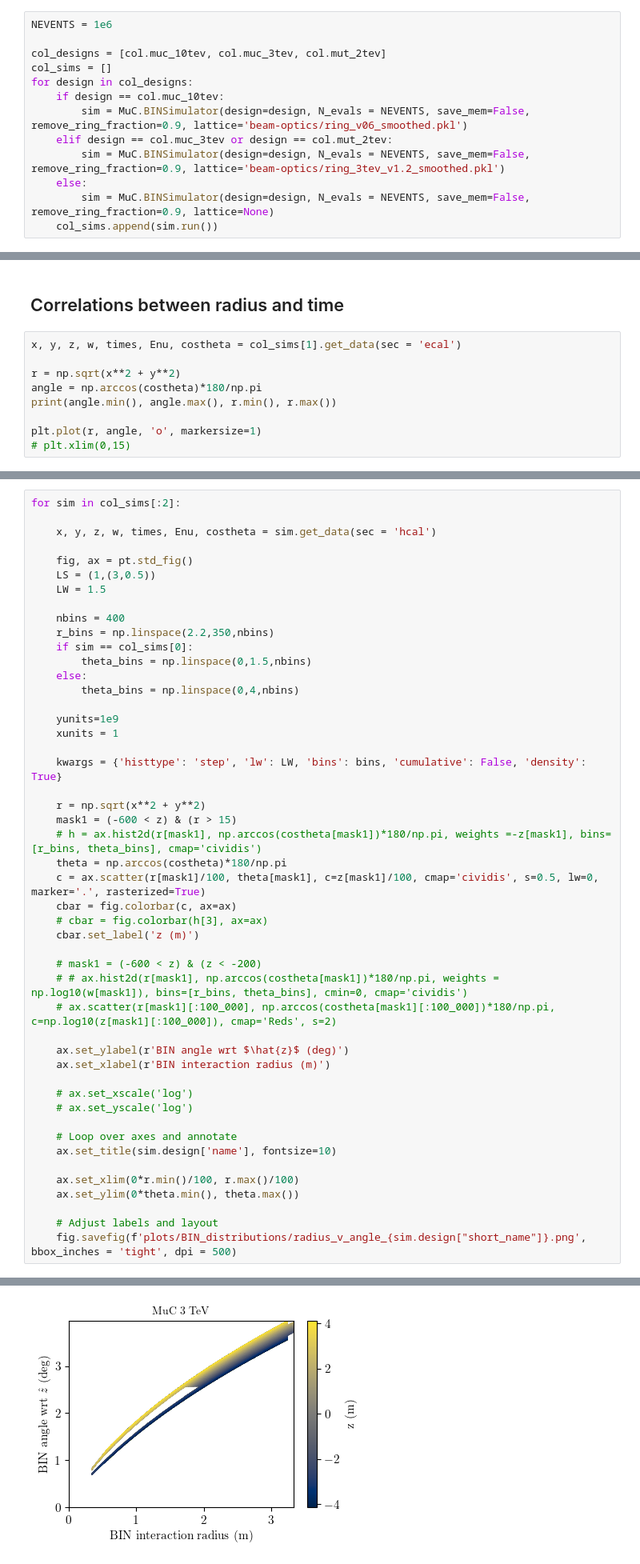
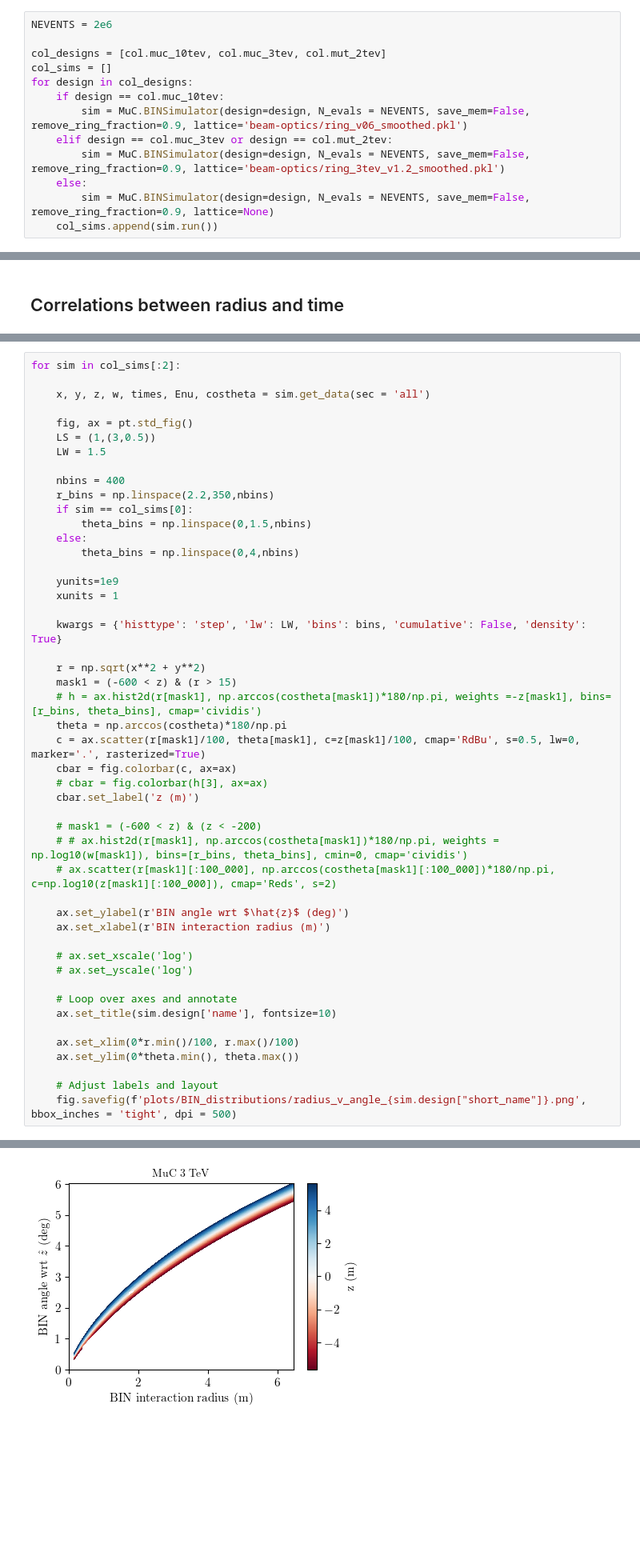
Before and after one commit to mhostert/BIN_MC, a Jupyter notebook: BIN_characterization.ipynb, the cells around one changed output, grey strips where cells are left out. Shown at 80% size. Saved outputs shown, nothing was run; the diff lists cells and outputs as text; blank space fills up the shorter version.

```diff
--- a/BIN_characterization.ipynb
+++ b/BIN_characterization.ipynb
@@ -15,7 +18,7 @@ from DarkNews import Cfourvec as Cfv
 # %% [markdown]
 ## Generate some benchmark cases
 # %%
-NEVENTS = 1e6
+NEVENTS = 2e6
 
 col_designs = [col.muc_10tev, col.muc_3tev, col.mut_2tev]
 col_sims = []
@@ -309,11 +312,2 @@ for sim in col_sims:
 # %% [markdown]
 ## Correlations between radius and time
-# %%
-x, y, z, w, times, Enu, costheta = col_sims[1].get_data(sec = 'ecal')
-
-r = np.sqrt(x**2 + y**2)
-angle = np.arccos(costheta)*180/np.pi
-print(angle.min(), angle.max(), r.min(), r.max())
-
-plt.plot(r, angle, 'o', markersize=1)
-# plt.xlim(0,15)
@@ -324,7 +314,7 @@ plt.plot(r, angle, 'o', markersize=1)
 # %%
 for sim in col_sims[:2]:
 
-    x, y, z, w, times, Enu, costheta = sim.get_data(sec = 'hcal')
+    x, y, z, w, times, Enu, costheta = sim.get_data(sec = 'all')
 
     fig, ax = pt.std_fig()
     LS = (1,(3,0.5))
@@ -346,7 +336,7 @@ for sim in col_sims[:2]:
     mask1 = (-600 < z) & (r > 15)
     # h = ax.hist2d(r[mask1], np.arccos(costheta[mask1])*180/np.pi, weights =-z[mask1], bins=[r_bins, theta_bins], cmap='cividis')
     theta = np.arccos(costheta)*180/np.pi
-    c = ax.scatter(r[mask1]/100, theta[mask1], c=z[mask1]/100, cmap='cividis', s=0.5, lw=0, marker='.', rasterized=True)
+    c = ax.scatter(r[mask1]/100, theta[mask1], c=z[mask1]/100, cmap='RdBu', s=0.5, lw=0, marker='.', rasterized=True)
     cbar = fig.colorbar(c, ax=ax)
     # cbar = fig.colorbar(h[3], ax=ax)
     cbar.set_label('z (m)')
@@ -374,4 +364,4 @@ for sim in col_sims[:2]:
-[figure, old version]
+[figure, new version]
 # %% [markdown]
 ## Plot lattices and event locations
 # %%
```
Also changed, not shown: parts of 14 cells of this notebook, 20 other files.
